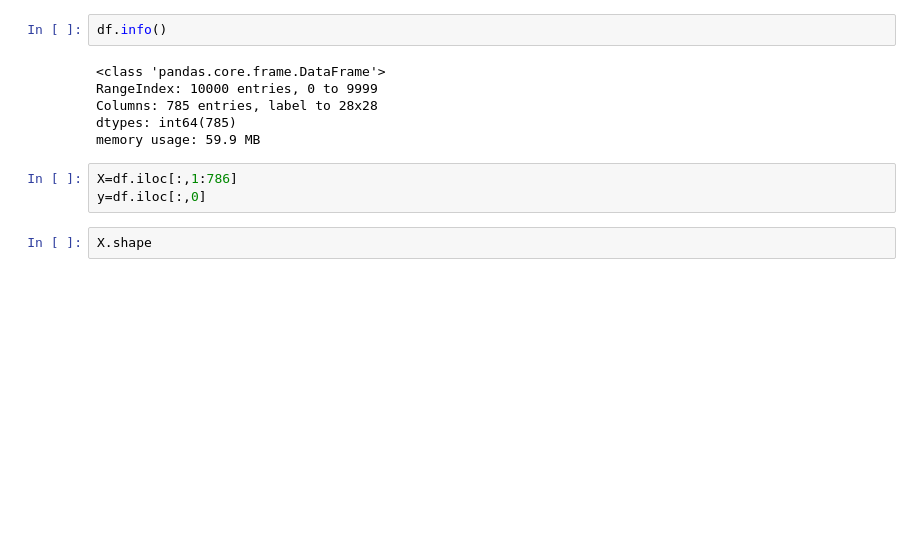
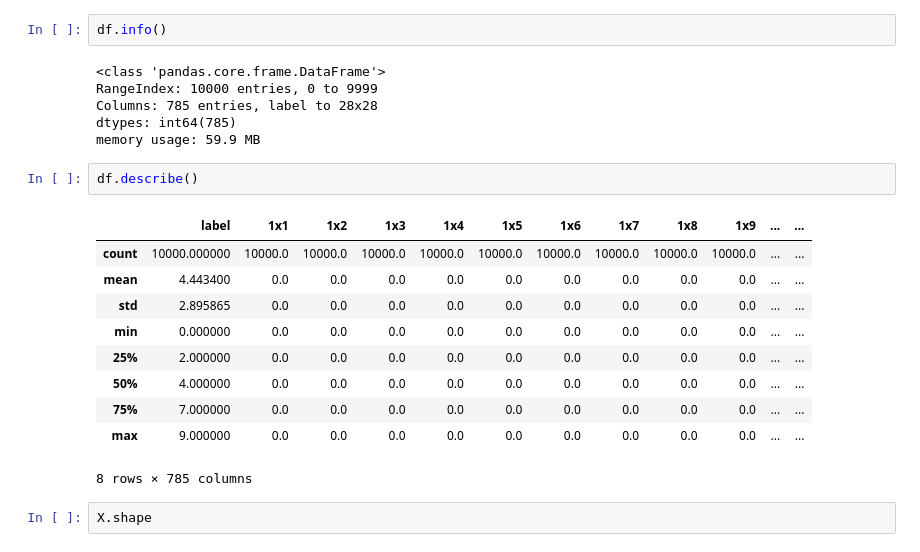
Before and after one commit to adasinghasd123/ML_Practice, a Jupyter notebook: MNIST_Digit_Recognition.ipynb, the cells around one changed output. Drawn from its saved outputs; the diff is of its cells as text; blank space fills up the shorter version.

```diff
--- a/MNIST_Digit_Recognition.ipynb
+++ b/MNIST_Digit_Recognition.ipynb
@@ -25,9 +25,19 @@ RangeIndex: 10000 entries, 0 to 9999
 Columns: 785 entries, label to 28x28
 dtypes: int64(785)
 memory usage: 59.9 MB
-# %%
-X=df.iloc[:,1:786]
-y=df.iloc[:,0]
+# %%
+df.describe()
+# %% [output]
+|  | label | 1x1 | 1x2 | 1x3 | 1x4 | 1x5 | 1x6 | 1x7 | 1x8 | 1x9 | ... | ... |
+| count | 10000.000000 | 10000.0 | 10000.0 | 10000.0 | 10000.0 | 10000.0 | 10000.0 | 10000.0 | 10000.0 | 10000.0 | ... | ... |
+| mean | 4.443400 | 0.0 | 0.0 | 0.0 | 0.0 | 0.0 | 0.0 | 0.0 | 0.0 | 0.0 | ... | ... |
+| std | 2.895865 | 0.0 | 0.0 | 0.0 | 0.0 | 0.0 | 0.0 | 0.0 | 0.0 | 0.0 | ... | ... |
+| min | 0.000000 | 0.0 | 0.0 | 0.0 | 0.0 | 0.0 | 0.0 | 0.0 | 0.0 | 0.0 | ... | ... |
+| 25% | 2.000000 | 0.0 | 0.0 | 0.0 | 0.0 | 0.0 | 0.0 | 0.0 | 0.0 | 0.0 | ... | ... |
+| 50% | 4.000000 | 0.0 | 0.0 | 0.0 | 0.0 | 0.0 | 0.0 | 0.0 | 0.0 | 0.0 | ... | ... |
+| 75% | 7.000000 | 0.0 | 0.0 | 0.0 | 0.0 | 0.0 | 0.0 | 0.0 | 0.0 | 0.0 | ... | ... |
+| max | 9.000000 | 0.0 | 0.0 | 0.0 | 0.0 | 0.0 | 0.0 | 0.0 | 0.0 | 0.0 | ... | ... |
+8 rows × 785 columns
 # %%
 X.shape
 # %% [output]
```
Also changed, not shown: parts of 1 cell of this notebook, 5 other files.
